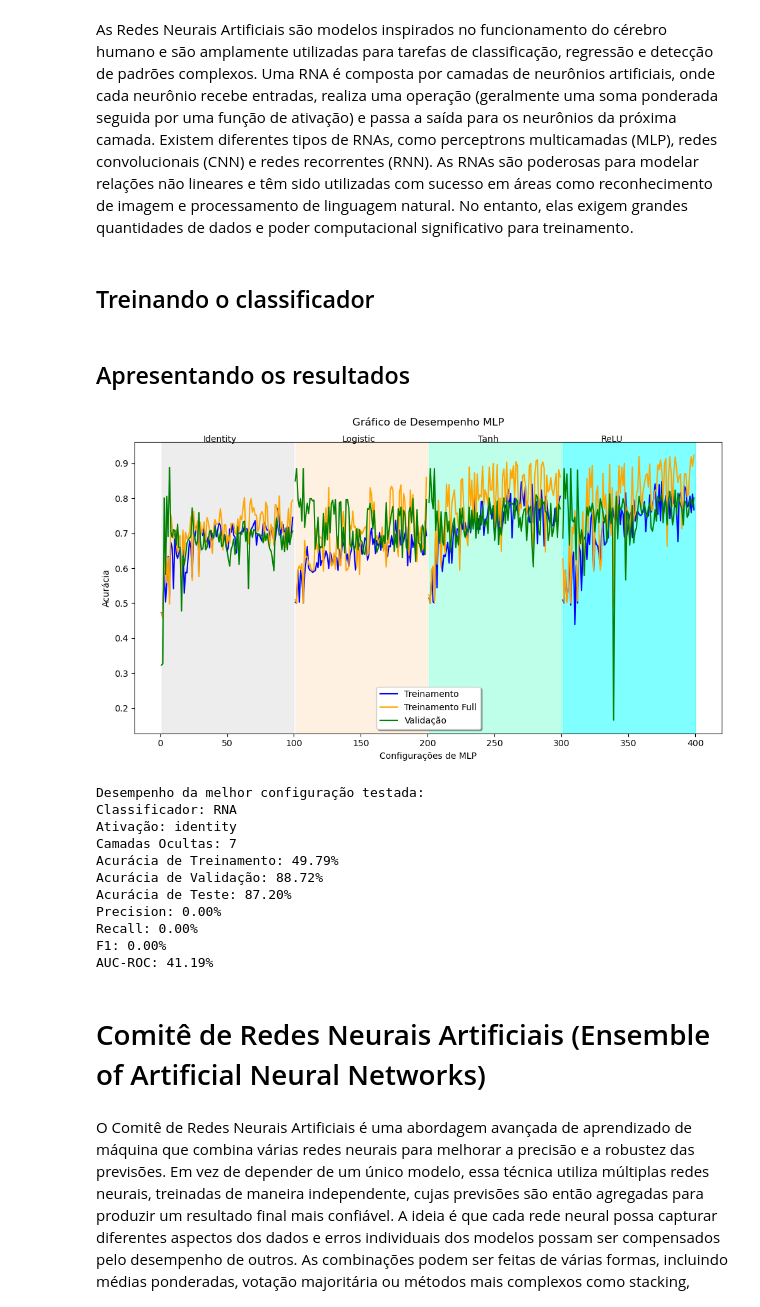
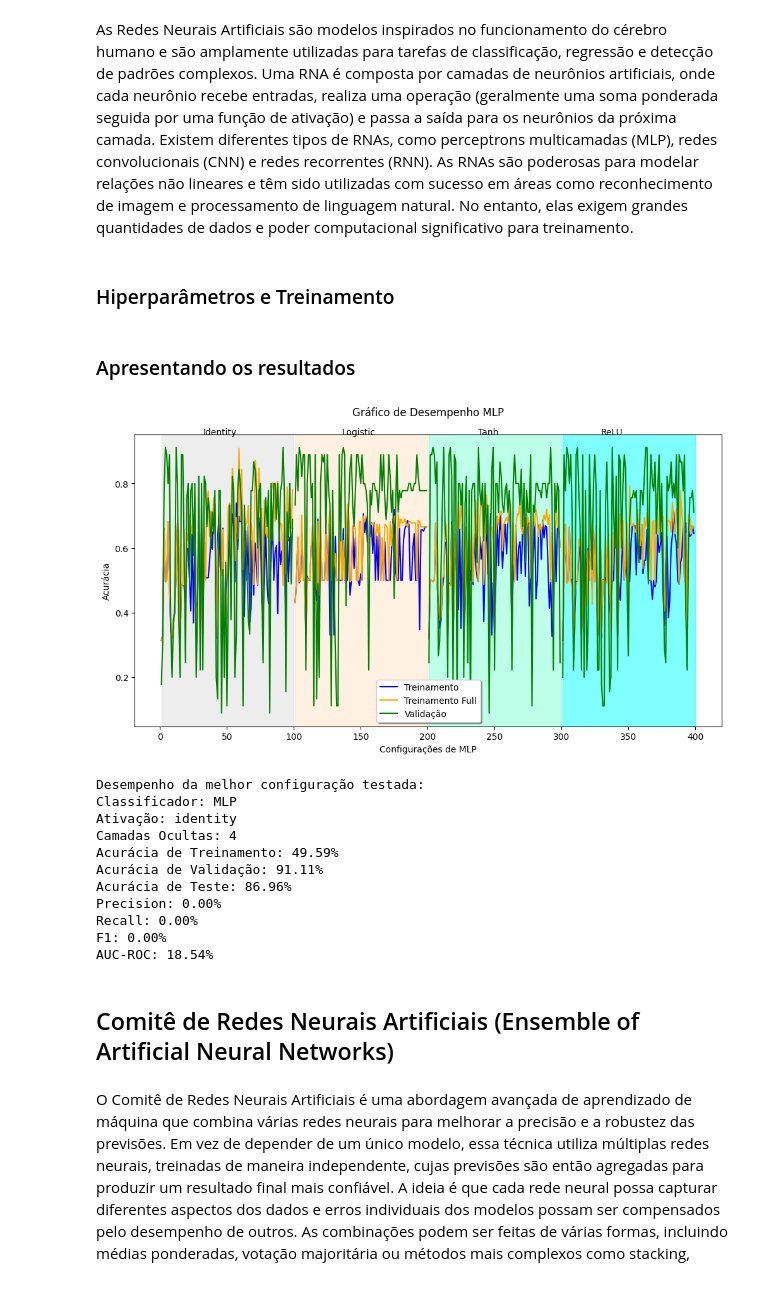
Before and after one commit to gabrieldadcarvalho/machine_learning, a Jupyter notebook: pjt_final/4_modeling.ipynb, the cells around one changed output. Cells and saved outputs as stored; diff of their text form; code cells hidden in the pictures.

```diff
--- a/pjt_final/4_modeling.ipynb
+++ b/pjt_final/4_modeling.ipynb
@@ -115,6 +162,6 @@ y = pd.read_pickle('https://github.com/gabrieldadcarvalho/machine_learning/raw/m
 # %% [markdown]
 Como mencionado na seção de entendimento do negócio, a criação de modelos de aprendizado de máquina para grandes volumes de dados exige uma capacidade computacional significativa. No entanto, devido às limitações do hardware disponível, que consiste em um notebook online da Deepnote com 2 vCPUs e 5 GB de memória RAM, vamos utilizar apenas 5% da base de dados para a construção dos nossos modelos. Essa abordagem visa otimizar o desempenho e garantir a viabilidade das análises dentro das restrições de hardware impostas.
 # %%
-X_sample = X.sample(frac=0.05, random_state=1)
+X_sample = X.sample(frac=0.005, random_state=1) # Mudar depois a fração
 y_sample = y.loc[X_sample.index]
 # %% [markdown]
@@ -122,12 +171,13 @@ y_sample = y.loc[X_sample.index]
 # %%
 # Construindo conjuntos de treinamento, validação e teste
-X_train, X_test, y_train, y_test = train_test_split(X_sample, y_sample, test_size=0.2, random_state=10)
+X_train, X_test, y_train, y_test = train_test_split(X_sample, y_sample, stratify=y_sample, test_size=0.2, random_state=10)
 
-X_train, X_valid, y_train, y_valid = train_test_split(X_train, y_train, test_size=0.25, random_state=10)
+# Dividindo o conjunto de treinamento em conjunto de treinamento e validação
+X_train, X_valid, y_train, y_valid = train_test_split(X_train, y_train, stratify=y_train, test_size=0.25, random_state=10)
 
 # Balanceamento do dataset utilizando SMOTE
-ros = RandomOverSampler(random_state=42)
-X_train, y_train = ros.fit_resample(X_train, y_train)
+smote = SMOTE(random_state=42)
+X_train, y_train = smote.fit_resample(X_train, y_train)
 
 # Inicializar uma lista para armazenar os resultados de cada classificador
 results = []
@@ -243,6 +384,6 @@ As Árvores de Decisão são modelos de machine learning utilizados para tarefas
 # %%
 # Espaço de busca de hiperparâmetros
-max_depth_range = [i for i in range(1, 50)]
+max_depth_range = [3, 5, 7, 10, 15, 20, 30, None]
 criterion_range = ['gini', 'entropy']
 
 # Listas para armazenar as métricas
@@ -270,9 +411,9 @@ for depth in max_depth_range:
         # Armazenando as métricas
         dt_scores_train.append(dt.score(X_train, y_train))
         dt_scores_valid.append(dt.score(X_valid, y_valid))
-        dt_precisions.append(precision_score(y_valid, y_valid_pred))
-        dt_recalls.append(recall_score(y_valid, y_valid_pred))
-        dt_f1s.append(f1_score(y_valid, y_valid_pred))
+        dt_precisions.append(precision_score(y_valid, y_valid_pred, pos_label=1))
+        dt_recalls.append(recall_score(y_valid, y_valid_pred, pos_label=1))
+        dt_f1s.append(f1_score(y_valid, y_valid_pred, pos_label=1))
         dt_aucs.append(roc_auc_score(y_valid, y_valid_prob))
 
 # Encontrando a melhor configuração testada
@@ -400,9 +541,9 @@ for j in range(len(kernels_range)):
         # Armazenando as métricas
         k_scores_train.append(svc.score(X_train, y_train))
         k_scores_valid.append(svc.score(X_valid, y_valid))
-        k_precisions.append(precision_score(y_valid, y_valid_pred))
-        k_recalls.append(recall_score(y_valid, y_valid_pred))
-        k_f1s.append(f1_score(y_valid, y_valid_pred))
+        k_precisions.append(precision_score(y_valid, y_valid_pred, pos_label=1))
+        k_recalls.append(recall_score(y_valid, y_valid_pred, pos_label=1))
+        k_f1s.append(f1_score(y_valid, y_valid_pred, pos_label=1))
         k_aucs.append(roc_auc_score(y_valid, y_valid_prob))
 
 # Encontrando a melhor configuração testada
@@ -583,7 +724,7 @@ AUC-ROC: 88.44%
 # %% [markdown]
 As Redes Neurais Artificiais são modelos inspirados no funcionamento do cérebro humano e são amplamente utilizadas para tarefas de classificação, regressão e detecção de padrões complexos. Uma RNA é composta por camadas de neurônios artificiais, onde cada neurônio recebe entradas, realiza uma operação (geralmente uma soma ponderada seguida por uma função de ativação) e passa a saída para os neurônios da próxima camada. Existem diferentes tipos de RNAs, como perceptrons multicamadas (MLP), redes convolucionais (CNN) e redes recorrentes (RNN). As RNAs são poderosas para modelar relações não lineares e têm sido utilizadas com sucesso em áreas como reconhecimento de imagem e processamento de linguagem natural. No entanto, elas exigem grandes quantidades de dados e poder computacional significativo para treinamento.
-# %% [markdown]
-## Treinando o classificador
+# %% [markdown]
+### Hiperparâmetros e Treinamento
 # %%
 k_scores_train = []
 k_scores_train_full = []
@@ -616,7 +757,7 @@ for a in act:
     k_scores_train_full.append(train_full_scores)
     k_scores_valid.append(valid_scores)
 # %% [markdown]
-## Apresentando os resultados
+### Apresentando os resultados
 # %%
 # Ajustando o tamanho do gráfico
 plt.figure(figsize=(12, 6))
@@ -644,51 +785,51 @@ plt.legend(('Treinamento', 'Treinamento Full', 'Validação'),
            loc='lower center', shadow=True)
 plt.xlabel('Configurações de MLP')
 plt.ylabel('Acurácia')
 plt.title('Gráfico de Desempenho MLP\n')
 plt.show()
 
 
 # Treinar o melhor modelo novamente
 best_clf = MLPClassifier(hidden_layer_sizes=(best_k,), activation=best_activation, random_state=10, early_stopping=True, n_iter_no_change=5)
 best_clf.fit(X_train, y_train)
 
 
-current_results_rna = {
-    "Classificador": "RNA",
+current_results_mlp = {
+    "Classificador": "MLP",
     "Ativação": best_activation,
     "Camadas Ocultas": best_k,
     "Acurácia de Treinamento": best_clf.score(X_train, y_train),
     "Acurácia de Validação": best_clf.score(X_valid, y_valid),
     "Acurácia de Teste": best_clf.score(X_test, y_test),
     "Precision": precision_score(y_test, best_clf.predict(X_test), pos_label=1),
     "Recall": recall_score(y_test, best_clf.predict(X_test), pos_label=1),
     "F1": f1_score(y_test, best_clf.predict(X_test), pos_label=1),
     "AUC-ROC": roc_auc_score(y_test, best_clf.predict_proba(X_test)[:, 1])
 }
 
 print('Desempenho da melhor configuração testada:')
-for metric, value in current_results_rna.items():
+for metric, value in current_results_mlp.items():
     if isinstance(value, float):
         print(f"{metric}: {value * 100:.2f}%")
     else:
         print(f"{metric}: {value}")
 
-# Adicionar os resultados da RNA à lista de resultados
-results.append(current_results_rna)
+# Adicionar os resultados da MLP à lista de resultados
+results.append(current_results_mlp)
 # %% [output]
-[figure, old version]
+[figure, new version]
 Desempenho da melhor configuração testada:
-Classificador: RNA
+Classificador: MLP
 Ativação: identity
-Camadas Ocultas: 7
-Acurácia de Treinamento: 49.79%
-Acurácia de Validação: 88.72%
-Acurácia de Teste: 87.20%
+Camadas Ocultas: 4
+Acurácia de Treinamento: 49.59%
+Acurácia de Validação: 91.11%
+Acurácia de Teste: 86.96%
 Precision: 0.00%
 Recall: 0.00%
 F1: 0.00%
-AUC-ROC: 41.19%
+AUC-ROC: 18.54%
 # %% [markdown]
-# Comitê de Redes Neurais Artificiais (Ensemble of Artificial Neural Networks)
+## Comitê de Redes Neurais Artificiais (Ensemble of Artificial Neural Networks)
 # %% [markdown]
 O Comitê de Redes Neurais Artificiais é uma abordagem avançada de aprendizado de máquina que combina várias redes neurais para melhorar a precisão e a robustez das previsões. Em vez de depender de um único modelo, essa técnica utiliza múltiplas redes neurais, treinadas de maneira independente, cujas previsões são então agregadas para produzir um resultado final mais confiável. A ideia é que cada rede neural possa capturar diferentes aspectos dos dados e erros individuais dos modelos possam ser compensados pelo desempenho de outros. As combinações podem ser feitas de várias formas, incluindo médias ponderadas, votação majoritária ou métodos mais complexos como stacking, onde um modelo adicional é usado para combinar as previsões das redes neurais. Essa abordagem pode levar a melhorias significativas na performance, especialmente em problemas complexos e com dados ruidosos, mas também pode aumentar a complexidade computacional e a dificuldade de interpretação do modelo.
```
Also changed, not shown: parts of 73 cells of this notebook.
